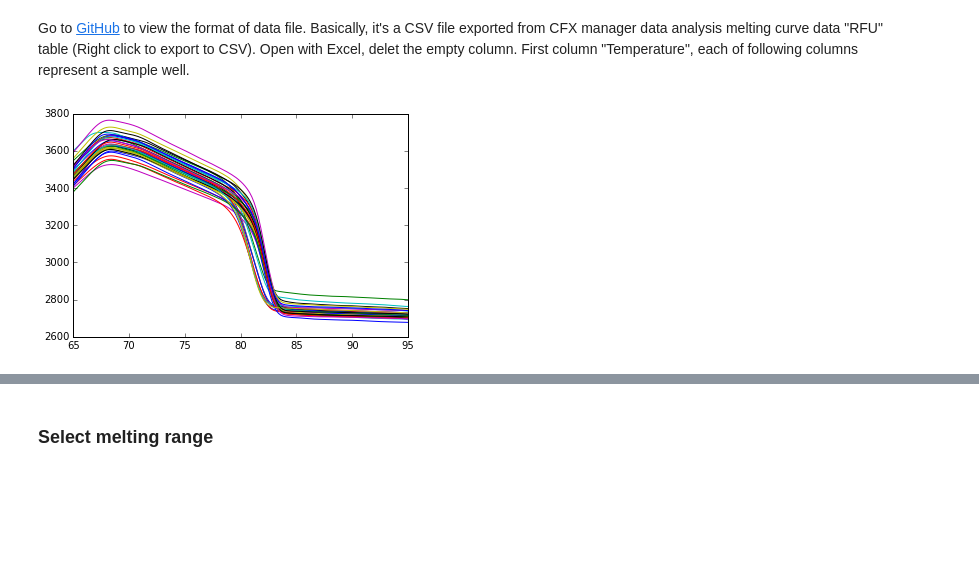
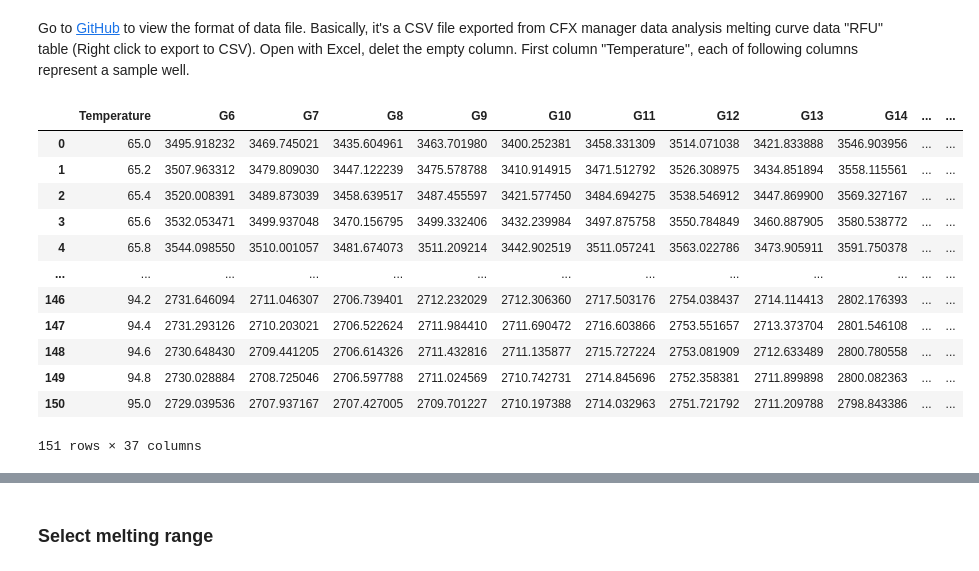
Before and after one commit to liuyigh/PyHRM, a Jupyter notebook: PyHRM.ipynb, the cells around one changed output, grey strips where cells are left out. Saved outputs shown, nothing was run; the diff lists cells and outputs as text; code cells hidden in the pictures; blank space fills up the shorter version.

```diff
--- a/PyHRM.ipynb
+++ b/PyHRM.ipynb
@@ -22,7 +22,19 @@ import matplotlib.pyplot as plt
 Go to [GitHub](https://github.com/liuyigh/PyHRM) to view the format of data file. Basically, it's a CSV file exported from CFX manager data analysis melting curve data "RFU" table (Right click to export to CSV). Open with Excel, delet the empty column. First column "Temperature", each of following columns represent a sample well.
 # %%
 df = pd.read_csv('Sample-HRM-p50-genotyping.csv')
-plt.plot(df[[0]],df.ix[:,1:])
-plt.show()
+(nrows, ncols) = df.shape
+df
 # %% [output]
-[figure, removed]
+|  | Temperature | G6 | G7 | G8 | G9 | G10 | G11 | G12 | G13 | G14 | ... | ... |
+| 0 | 65.0 | 3495.918232 | 3469.745021 | 3435.604961 | 3463.701980 | 3400.252381 | 3458.331309 | 3514.071038 | 3421.833888 | 3546.903956 | ... | ... |
+| 1 | 65.2 | 3507.963312 | 3479.809030 | 3447.122239 | 3475.578788 | 3410.914915 | 3471.512792 | 3526.308975 | 3434.851894 | 3558.115561 | ... | ... |
+| 2 | 65.4 | 3520.008391 | 3489.873039 | 3458.639517 | 3487.455597 | 3421.577450 | 3484.694275 | 3538.546912 | 3447.869900 | 3569.327167 | ... | ... |
+| 3 | 65.6 | 3532.053471 | 3499.937048 | 3470.156795 | 3499.332406 | 3432.239984 | 3497.875758 | 3550.784849 | 3460.887905 | 3580.538772 | ... | ... |
+| 4 | 65.8 | 3544.098550 | 3510.001057 | 3481.674073 | 3511.209214 | 3442.902519 | 3511.057241 | 3563.022786 | 3473.905911 | 3591.750378 | ... | ... |
+| ... | ... | ... | ... | ... | ... | ... | ... | ... | ... | ... | ... | ... |
+| 146 | 94.2 | 2731.646094 | 2711.046307 | 2706.739401 | 2712.232029 | 2712.306360 | 2717.503176 | 2754.038437 | 2714.114413 | 2802.176393 | ... | ... |
+| 147 | 94.4 | 2731.293126 | 2710.203021 | 2706.522624 | 2711.984410 | 2711.690472 | 2716.603866 | 2753.551657 | 2713.373704 | 2801.546108 | ... | ... |
+| 148 | 94.6 | 2730.648430 | 2709.441205 | 2706.614326 | 2711.432816 | 2711.135877 | 2715.727224 | 2753.081909 | 2712.633489 | 2800.780558 | ... | ... |
+| 149 | 94.8 | 2730.028884 | 2708.725046 | 2706.597788 | 2711.024569 | 2710.742731 | 2714.845696 | 2752.358381 | 2711.899898 | 2800.082363 | ... | ... |
+| 150 | 95.0 | 2729.039536 | 2707.937167 | 2707.427005 | 2709.701227 | 2710.197388 | 2714.032963 | 2751.721792 | 2711.209788 | 2798.843386 | ... | ... |
+151 rows × 37 columns
```
Also changed, not shown: parts of 8 cells of this notebook.
